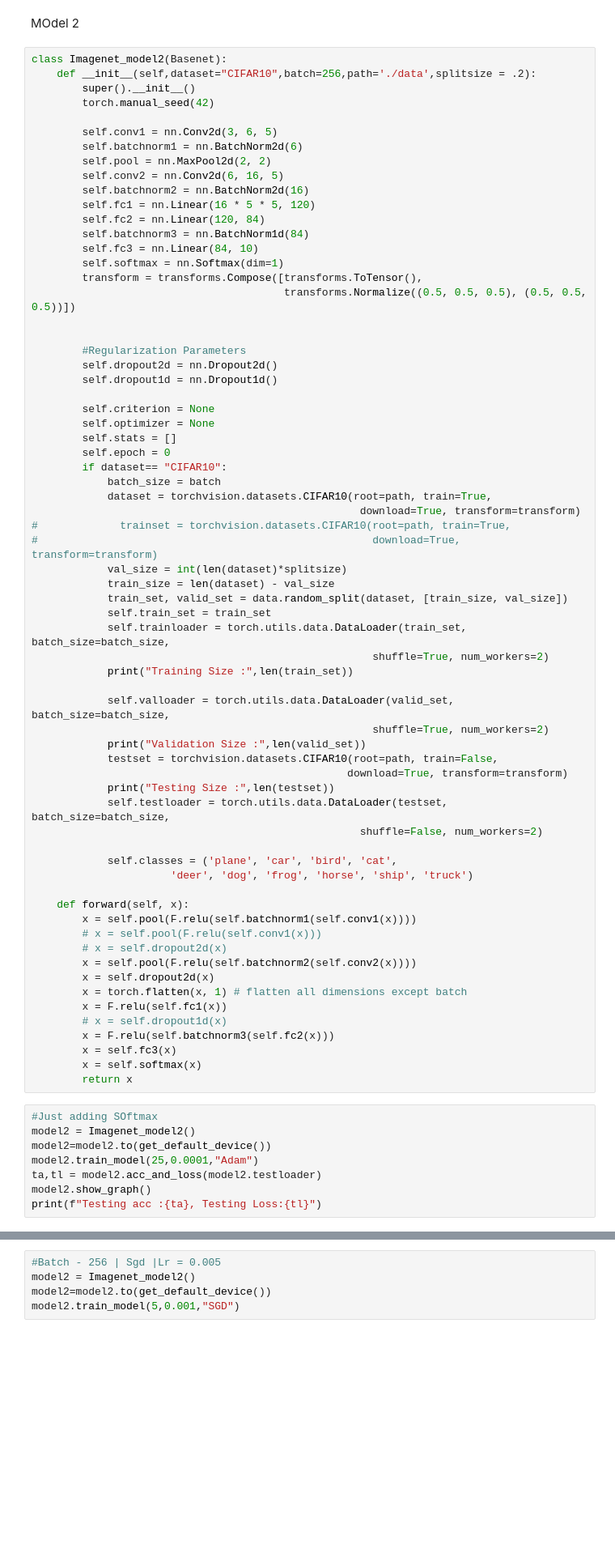
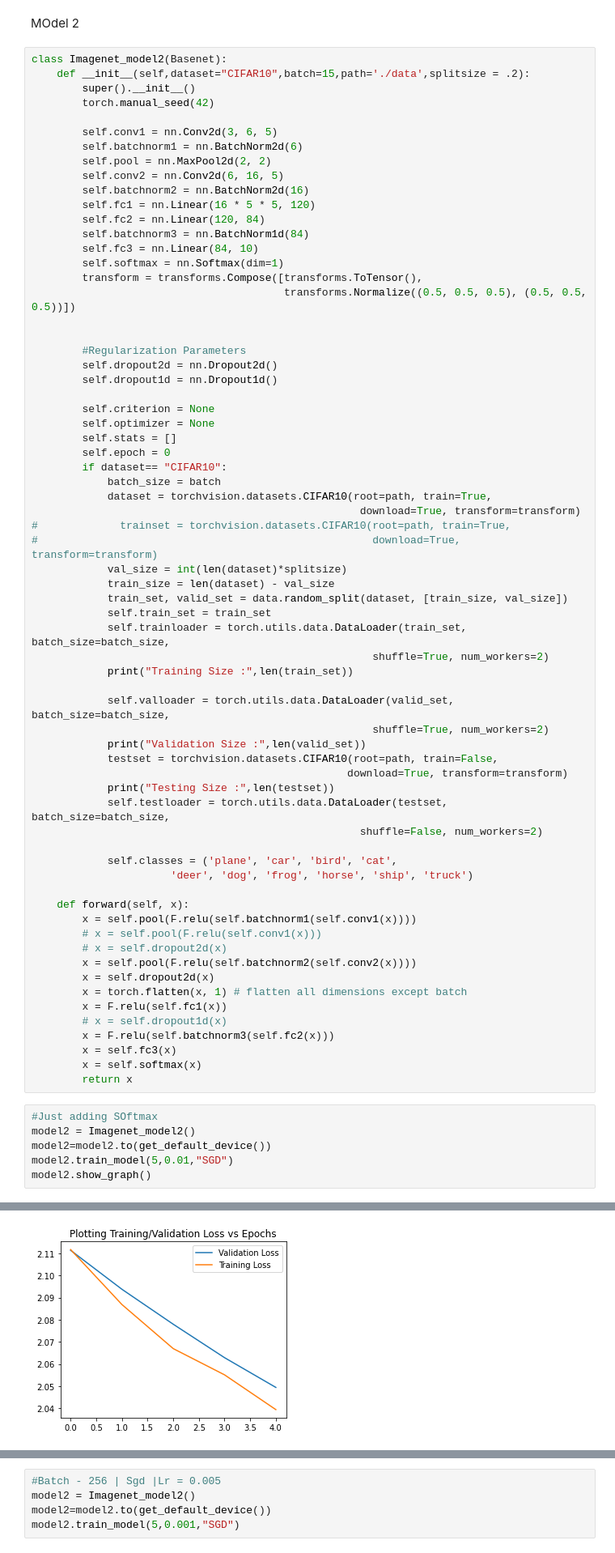
Before and after one commit to Anomaly1702/Ass2_Deep_Learning, a Jupyter notebook: Anubhav_Deep_learning.ipynb, the cells around one changed output, grey strips where cells are left out. Shown: that part at 81% size. Cells and saved outputs as stored; diff of their text form; blank space fills up the shorter version.

```diff
--- a/Anubhav_Deep_learning.ipynb
+++ b/Anubhav_Deep_learning.ipynb
@@ -332,7 +389,7 @@ Testing Size : 10000
 MOdel 2
 # %%
 class Imagenet_model2(Basenet):
-    def __init__(self,dataset="CIFAR10",batch=256,path='./data',splitsize = .2):
+    def __init__(self,dataset="CIFAR10",batch=15,path='./data',splitsize = .2):
         super().__init__()
         torch.manual_seed(42)
 
@@ -401,10 +458,8 @@ class Imagenet_model2(Basenet):
 #Just adding SOftmax
 model2 = Imagenet_model2()
 model2=model2.to(get_default_device())
-model2.train_model(25,0.0001,"Adam")
-ta,tl = model2.acc_and_loss(model2.testloader)
+model2.train_model(5,0.01,"SGD")
 model2.show_graph()
-print(f"Testing acc :{ta}, Testing Loss:{tl}")
 # %% [output]
 Files already downloaded and verified
 Training Size : 40000
@@ -414,0 +480 @@ KeyboardInterrupt: ignored
+[figure, added]
```
Also changed, not shown: parts of 9 cells of this notebook.
